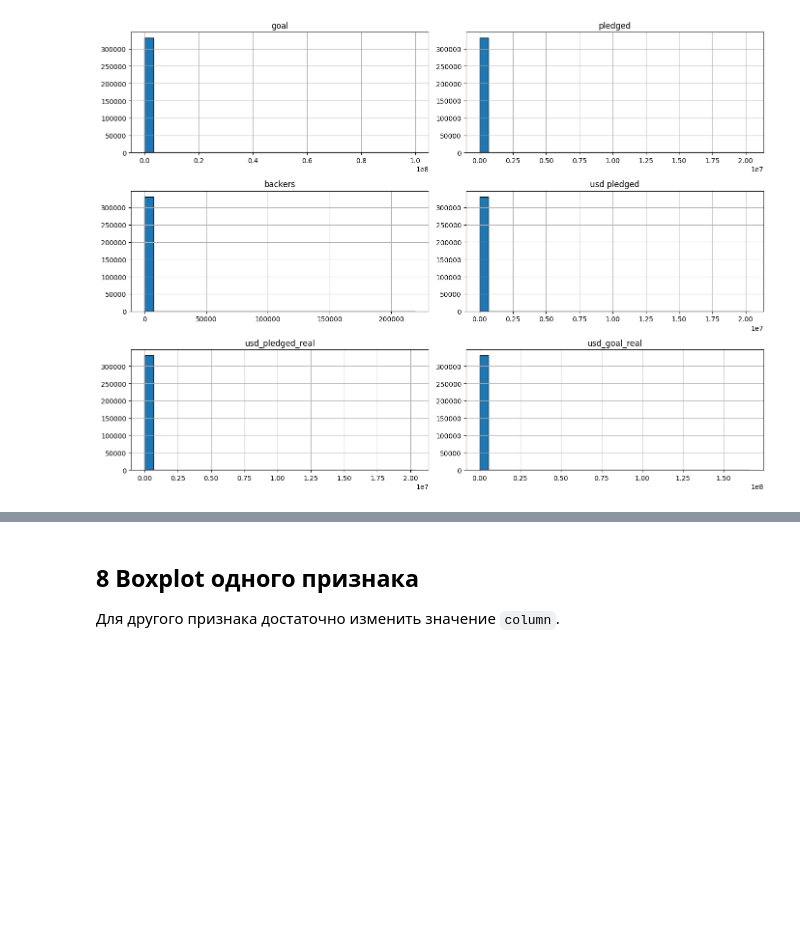
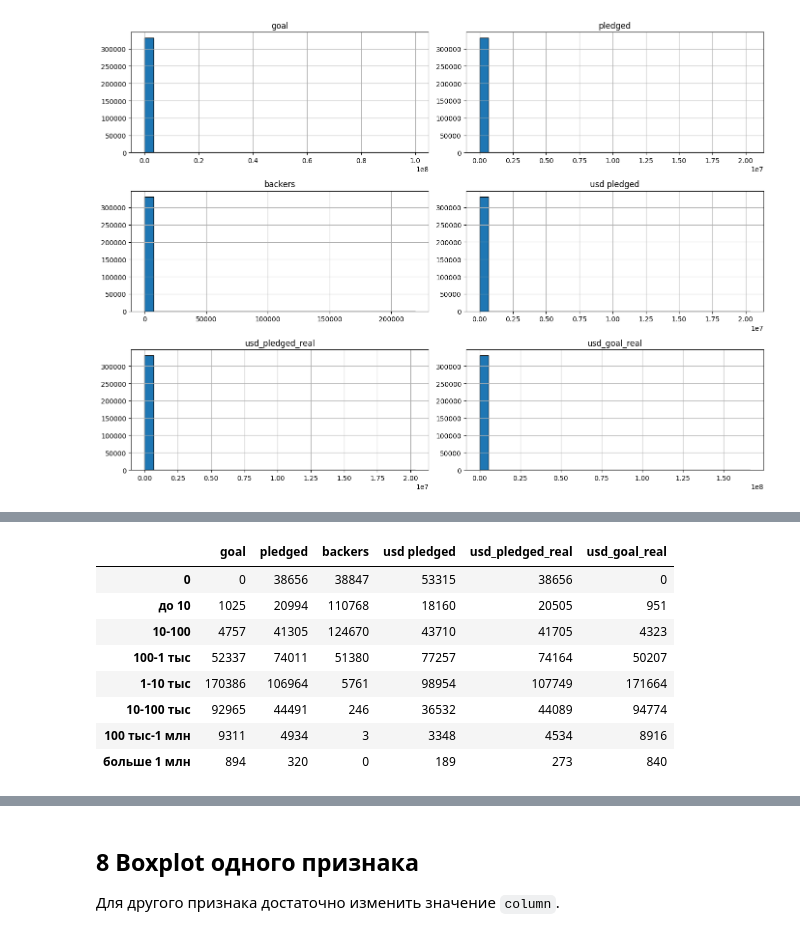
Before and after one commit to Copy4Nick/kickstarter-analysis, a Jupyter notebook: Kickstarter_Dataset_Overview.ipynb, the cells around one changed output, grey strips where cells are left out. Saved outputs shown, nothing was run; the diff lists cells and outputs as text; code cells hidden in the pictures; blank space fills up the shorter version.

```diff
--- a/Kickstarter_Dataset_Overview.ipynb
+++ b/Kickstarter_Dataset_Overview.ipynb
@@ -242,0 +235,7 @@ plt.show()
+# %%
+# Какая доля проектов попала в первый из 30 бинов каждой гистограммы выше
+first_bin_share = {}
+for col in features.columns:
+    counts, edges = np.histogram(features[col].dropna(), bins=30)  # то же разбиение, что у hist
+    first_bin_share[col] = round(counts[0] / counts.sum() * 100, 2)
+pd.Series(first_bin_share, name="% в первом бине")
@@ -242,0 +264,21 @@ plt.show()
+# %%
+# Распределение по бинам в числах: сколько проектов попало в каждый интервал значений.
+# Интервалы растут в 10 раз, как деления на логарифмической шкале.
+bin_edges = [-np.inf, 0, 10, 100, 1_000, 10_000, 100_000, 1_000_000, np.inf]
+bin_labels = ["0", "до 10", "10-100", "100-1 тыс", "1-10 тыс",
+              "10-100 тыс", "100 тыс-1 млн", "больше 1 млн"]
+bin_table = pd.DataFrame({
+    col: pd.cut(features[col], bins=bin_edges, labels=bin_labels).value_counts(sort=False)
+    for col in features.columns
+})
+bin_table  # строки - интервалы, столбцы - признаки, в ячейках - число проектов
+# %% [output]
+|  | goal | pledged | backers | usd pledged | usd_pledged_real | usd_goal_real |
+| 0 | 0 | 38656 | 38847 | 53315 | 38656 | 0 |
+| до 10 | 1025 | 20994 | 110768 | 18160 | 20505 | 951 |
+| 10-100 | 4757 | 41305 | 124670 | 43710 | 41705 | 4323 |
+| 100-1 тыс | 52337 | 74011 | 51380 | 77257 | 74164 | 50207 |
+| 1-10 тыс | 170386 | 106964 | 5761 | 98954 | 107749 | 171664 |
+| 10-100 тыс | 92965 | 44491 | 246 | 36532 | 44089 | 94774 |
+| 100 тыс-1 млн | 9311 | 4934 | 3 | 3348 | 4534 | 8916 |
+| больше 1 млн | 894 | 320 | 0 | 189 | 273 | 840 |
```
Also changed, not shown: parts of 9 cells of this notebook.
